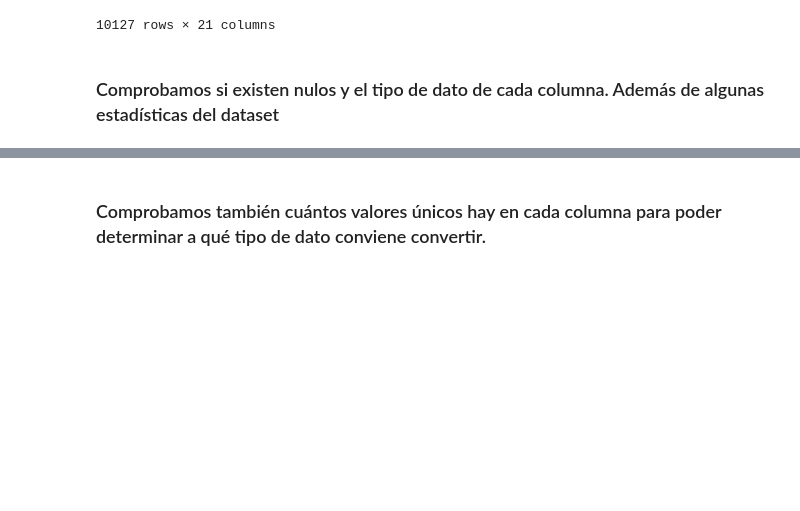
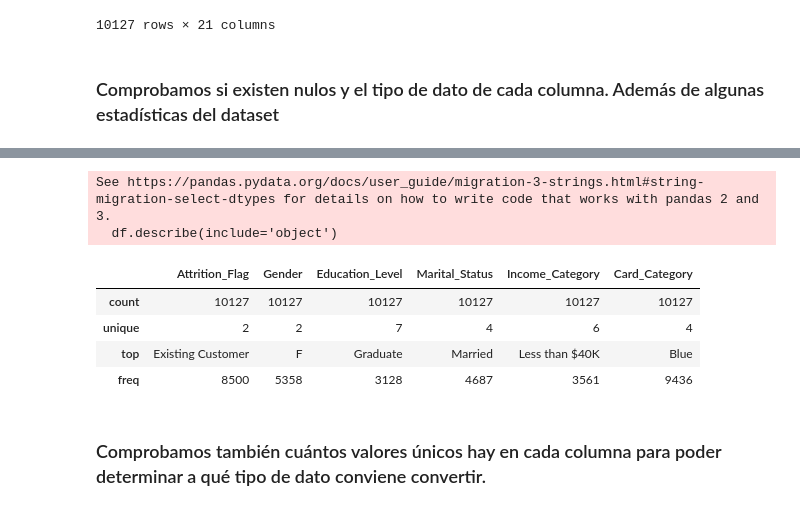
Before and after one commit to Dende8/Credit_Card_Churners, a Jupyter notebook: notebooks/exploration.ipynb, the cells around one changed output, grey strips where cells are left out. Drawn from its saved outputs; the diff is of its cells as text; code cells hidden in the pictures; blank space fills up the shorter version.

Commit message:
Describe de objects
Se añade un df.describe(include='object') para ver algunas estadísiticas de los campos string en el notebook de exploration

```diff
--- a/notebooks/exploration.ipynb
+++ b/notebooks/exploration.ipynb
@@ -75,6 +75,16 @@ memory usage: 1.6 MB
 | 50% | 7.179264e+08 | 46.000000 | 2.000000 | 36.000000 | 4.000000 | 2.000000 | ... |
 | 75% | 7.731435e+08 | 52.000000 | 3.000000 | 40.000000 | 5.000000 | 3.000000 | ... |
 | max | 8.283431e+08 | 73.000000 | 5.000000 | 56.000000 | 6.000000 | 6.000000 | ... |
+# %%
+df.describe(include='object')
+# %% [output]
+See https://pandas.pydata.org/docs/user_guide/migration-3-strings.html#string-migration-select-dtypes for details on how to write code that works with pandas 2 and 3.
+  df.describe(include='object')
+|  | Attrition_Flag | Gender | Education_Level | Marital_Status | Income_Category | Card_Category |
+| count | 10127 | 10127 | 10127 | 10127 | 10127 | 10127 |
+| unique | 2 | 2 | 7 | 4 | 6 | 4 |
+| top | Existing Customer | F | Graduate | Married | Less than $40K | Blue |
+| freq | 8500 | 5358 | 3128 | 4687 | 3561 | 9436 |
 # %% [markdown]
 ### Comprobamos también cuántos valores únicos hay en cada columna para poder determinar a qué tipo de dato conviene convertir.
 # %%
```
